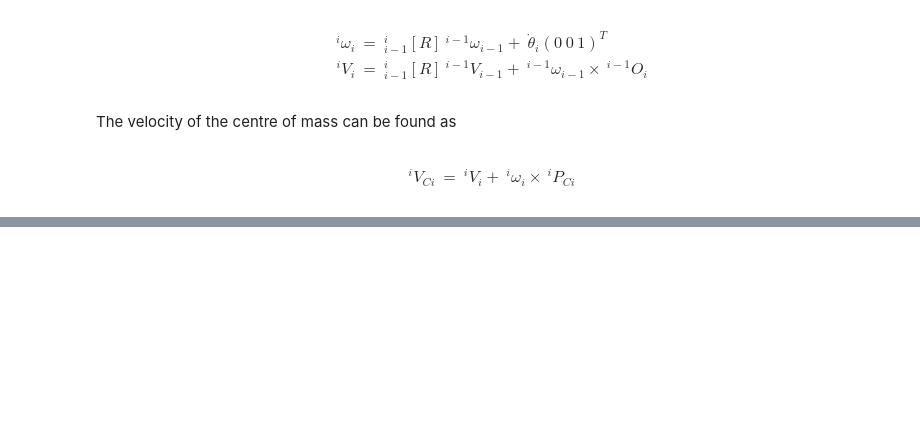
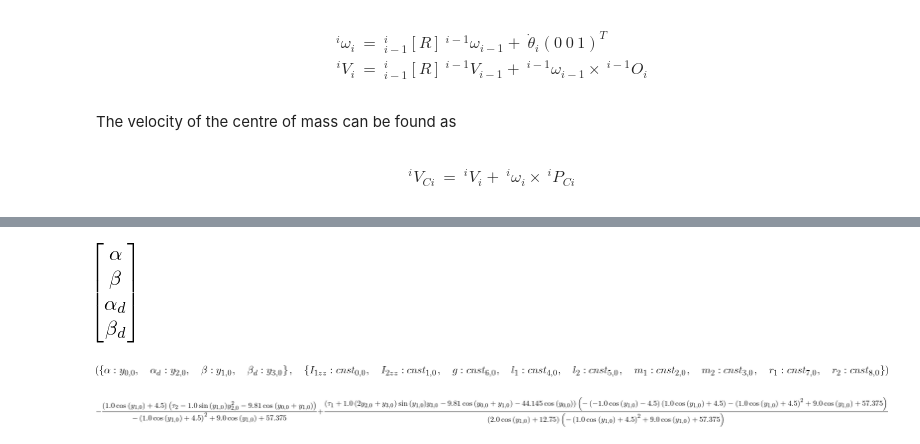
Before and after one commit to ashBabu/model_predictive_control, a Jupyter notebook: src/2R_manipulator_dynamics.ipynb, the cells around one changed output, grey strips where cells are left out. Drawn from its saved outputs; the diff is of its cells as text; code cells hidden in the pictures; blank space fills up the shorter version.

```diff
--- a/src/2R_manipulator_dynamics.ipynb
+++ b/src/2R_manipulator_dynamics.ipynb
@@ -196,0 +203,11 @@ $\displaystyle \left[\begin{matrix}- 1.0 l_{1} m_{2} r_{2} \left(2 \frac{d}{d t}
+# %%
+alpha, beta, gamma = symbols('alpha beta gamma')
+alpha_d, beta_d, gamma_d = symbols('alpha_d beta_d gamma_d')
+theta_1, theta_2, theta_3 = symbols('theta_1 theta_2 theta_3')
+theta_1d, theta_2d, theta_3d = symbols('theta_1d theta_2d theta_3d')
+ang_s = [alpha, beta, gamma]
+omega_s = [alpha_d, beta_d, gamma_d]
+theta = [theta_1, theta_2, theta_3]
+theta_d = [theta_1d, theta_2d, theta_3d]
+tau_1, tau_2 = symbols('tau_1 tau_2')
+tau = Matrix([tau_1, tau_2])
@@ -196,0 +218,6 @@ $\displaystyle \left[\begin{matrix}- 1.0 l_{1} m_{2} r_{2} \left(2 \frac{d}{d t}
+# %%
+states = Matrix([alpha, beta, alpha_d, beta_d])
+states
+const = Matrix([I1_zz, I2_zz, m1, m2, l1, l2, g, r1, r2])
+# %% [output]
+[figure, added]
@@ -196,0 +228,15 @@ $\displaystyle \left[\begin{matrix}- 1.0 l_{1} m_{2} r_{2} \left(2 \frac{d}{d t}
+# %%
+y = MatrixSymbol('y', *states.shape)
+cnst = MatrixSymbol('cnst', *const.shape)
+state_array_map = dict(zip(states, y))
+constant_map = dict(zip(const, cnst))
+state_array_map, constant_map
+# %% [output]
+[figure, added]
+# %%
+rhs_ind = rhs.xreplace(state_array_map)
+rhs_of_odes_ind = rhs_ind.xreplace(constant_map)
+
+rhs_of_odes_ind[2]
+# %% [output]
+[figure, added]
```
Also changed, not shown: parts of 16 cells of this notebook, 3 other files.
